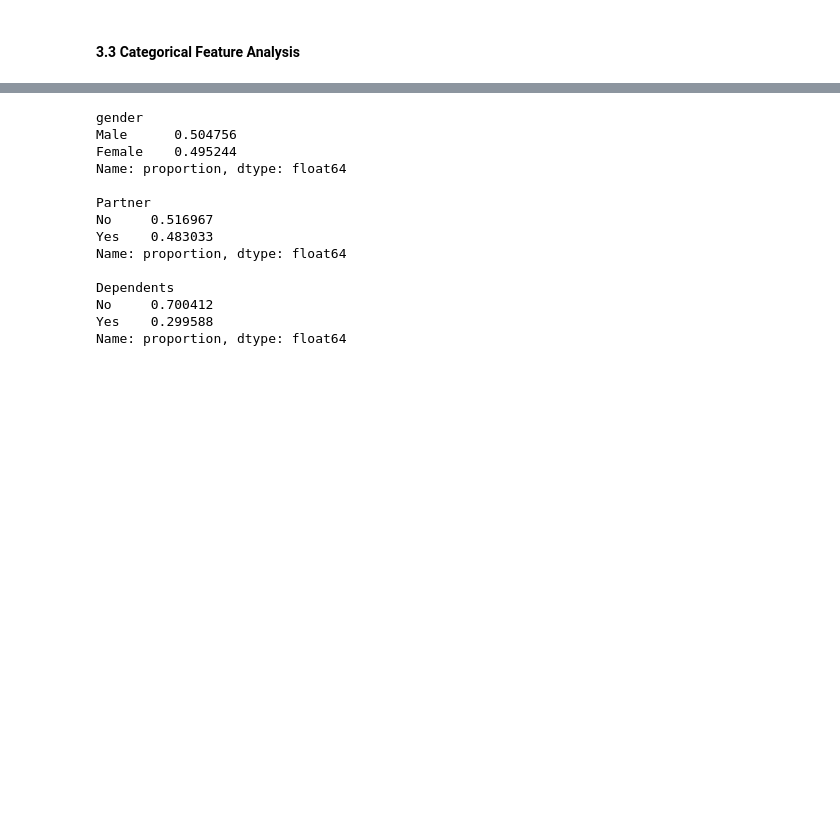
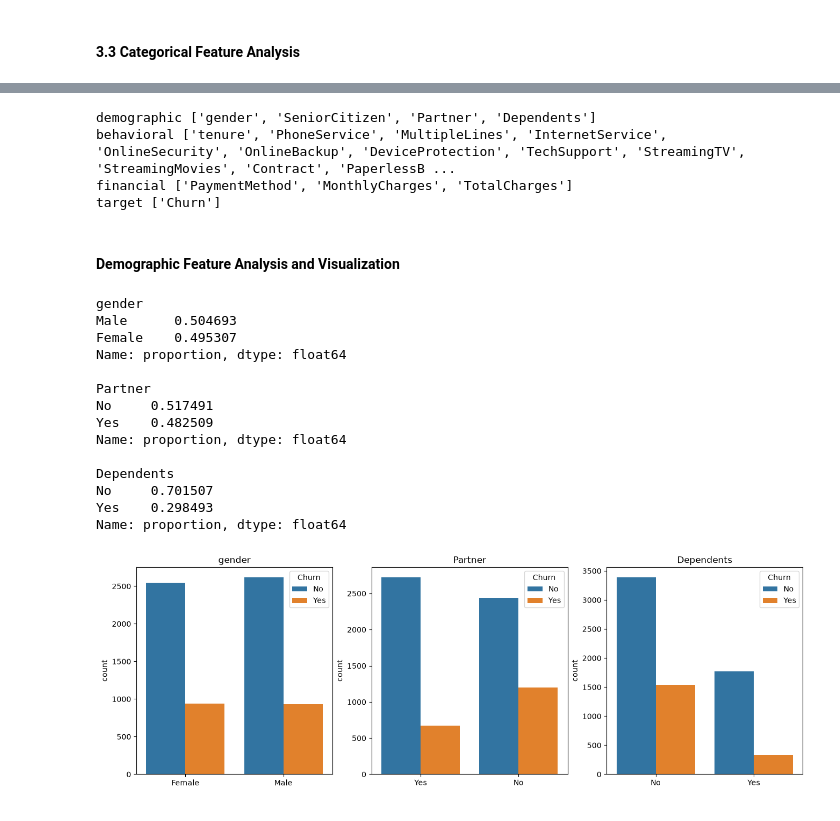
Before and after one commit to nadukayomal/telco-churn-prediction, a Jupyter notebook: notebooks/eda/2_eda_univariant.ipynb, the cells around one changed output, grey strips where cells are left out. Cells and saved outputs as stored; diff of their text form; code cells hidden in the pictures; blank space fills up the shorter version.

```diff
--- a/notebooks/eda/2_eda_univariant.ipynb
+++ b/notebooks/eda/2_eda_univariant.ipynb
@@ -125,18 +130,74 @@ def analysis_categorical_features(feature_names:list, data_frame):
+# %%
+feature_groups = {
+                    "demographic": [
+                        'gender', 'SeniorCitizen', 'Partner', 'Dependents'
+                    ],
+                    "behavioral": [
+                        'tenure', 'PhoneService', 'MultipleLines', 'InternetService',
+                        'OnlineSecurity', 'OnlineBackup', 'DeviceProtection',
+                        'TechSupport', 'StreamingTV', 'StreamingMovies',
+                        'Contract', 'PaperlessBilling'
+                    ],
+                    "financial": [
+                        'PaymentMethod', 'MonthlyCharges', 'TotalCharges'
+                    ],
+                    "target": ['Churn']
+                }
+
+for key, value in feature_groups.items():
+    print(key , value)
+# %% [output]
+demographic ['gender', 'SeniorCitizen', 'Partner', 'Dependents']
+behavioral ['tenure', 'PhoneService', 'MultipleLines', 'InternetService', 'OnlineSecurity', 'OnlineBackup', 'DeviceProtection', 'TechSupport', 'StreamingTV', 'StreamingMovies', 'Contract', 'PaperlessB ...
+financial ['PaymentMethod', 'MonthlyCharges', 'TotalCharges']
+target ['Churn']
+# %%
+# this is analys categorical feature in description way
+
+def analysis_categorical_features(feature_names:list, df):
+    for i in feature_names:
+        analysis = df[i].value_counts(normalize=True)
+        print(analysis)
+        print("\t")
+
+
+# this visualize fetures their count
+
+def univaiant_visualize(feature_cat:list, df):
+
+    num_features = len(feature_cat)
+    n_raw = 1 if num_features <= 3 else 2 if num_features <= 6 else 3
+    n_col = len(feature_cat) if n_raw == 1 else 3
+
+    figsize_h = 16 if n_raw <= 2 else 20
+    figsize_v = 5 if n_raw <= 2 else 10
+    fig, axes = plt.subplots(n_raw, n_col, figsize = (figsize_h , figsize_v))
+    axes = np.atleast_1d(axes).flatten()
+
+    for idx, col in enumerate(feature_cat):
+        sns.countplot(data = df, x = col, ax = axes[idx], hue='Churn')
+        axes[idx].set_title(col)
+        axes[idx].set_xlabel(' ')
+
+    plt.show()
+# %% [markdown]
+#### Demographic Feature Analysis and Visualization
 # %%
-demographic_features = ['gender', 'Partner', 'Dependents']
 analysis_categorical_features(demographic_features, df)
+univaiant_visualize(demographic_features, df)
 # %% [output]
 gender
-Male      0.504756
-Female    0.495244
+Male      0.504693
+Female    0.495307
 Name: proportion, dtype: float64
 
 Partner
-No     0.516967
-Yes    0.483033
+No     0.517491
+Yes    0.482509
 Name: proportion, dtype: float64
 
 Dependents
-No     0.700412
-Yes    0.299588
+No     0.701507
+Yes    0.298493
 Name: proportion, dtype: float64
+[figure, added]
```
Also changed, not shown: parts of 31 cells of this notebook, 1 other file.
